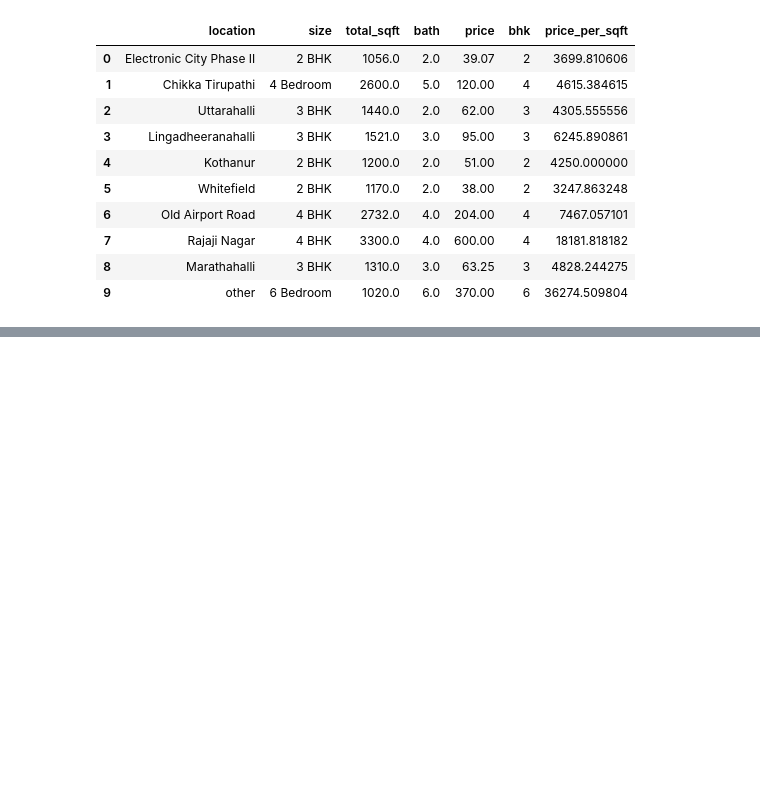
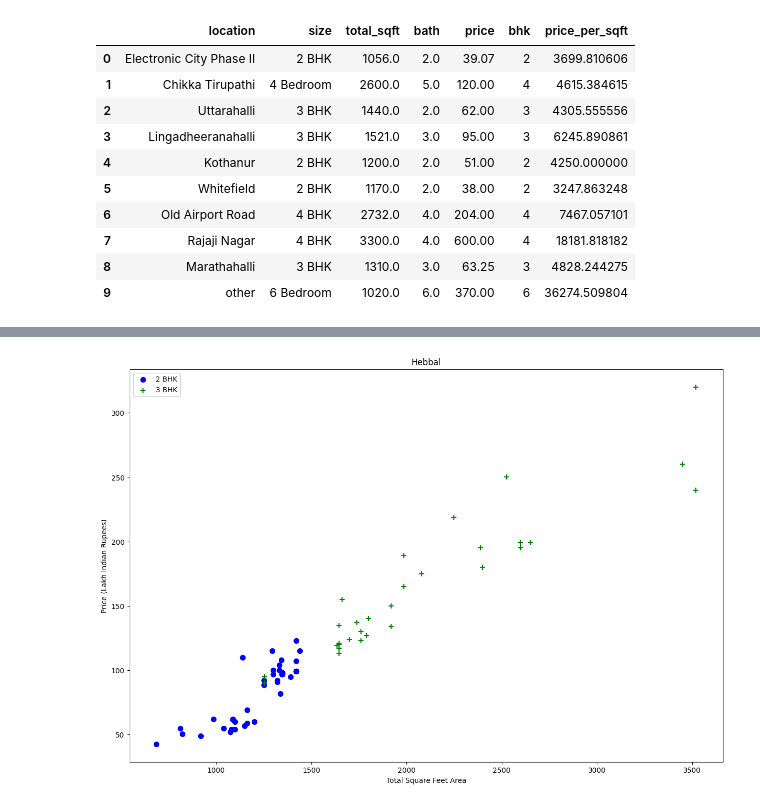
Before and after one commit to natividad2019/real-estate-price-prediction, a Jupyter notebook: Predictions.ipynb, the cells around one changed output, grey strips where cells are left out. Saved outputs shown, nothing was run; the diff lists cells and outputs as text; code cells hidden in the pictures; blank space fills up the shorter version.

```diff
--- a/Predictions.ipynb
+++ b/Predictions.ipynb
@@ -523,0 +729,5 @@ df5.head(10)
+# %%
+
+plot_scatter_chart(df8,"Hebbal")
+# %% [output]
+[figure, added]
```
Also changed, not shown: parts of 17 cells of this notebook.
